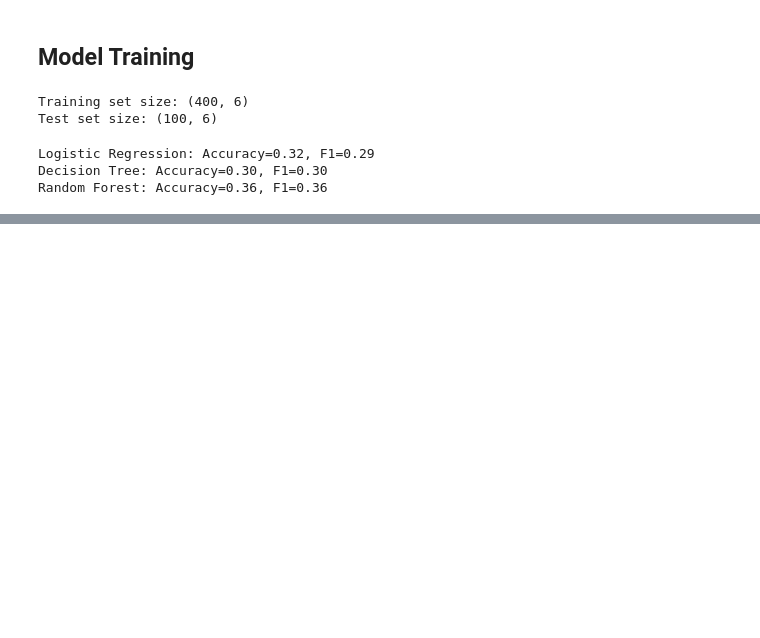
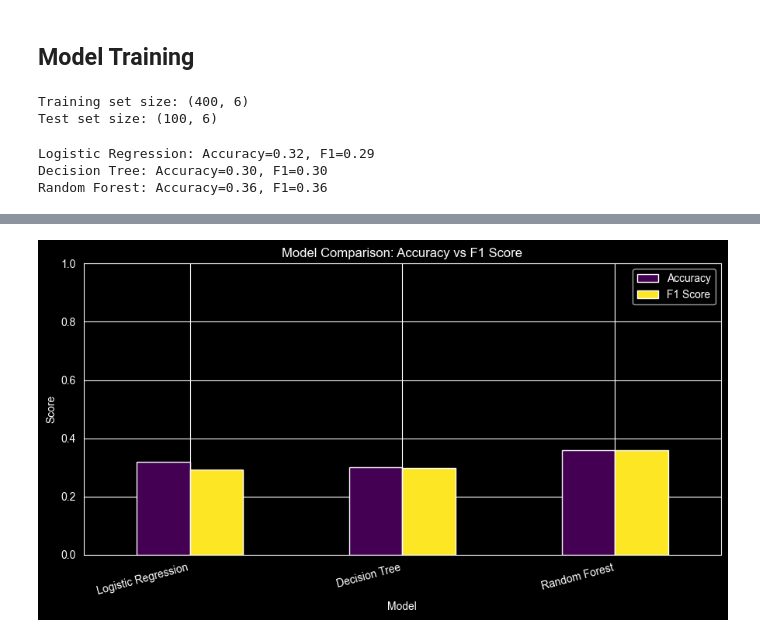
Before and after one commit to adrianofgnwn/AI-Automation-Risk-Predictor, a Jupyter notebook: notebooks/ai_automation_risk.ipynb, the cells around one changed output, grey strips where cells are left out. Cells and saved outputs as stored; diff of their text form; code cells hidden in the pictures; blank space fills up the shorter version.

```diff
--- a/notebooks/ai_automation_risk.ipynb
+++ b/notebooks/ai_automation_risk.ipynb
@@ -246,0 +267,16 @@ Random Forest: Accuracy=0.36, F1=0.36
+# %%
+import pandas as pd
+
+# Model comparison chart
+results_df = pd.DataFrame(results).T
+results_df.plot(kind='bar', figsize=(9, 5), colormap='viridis')
+plt.title('Model Comparison: Accuracy vs F1 Score')
+plt.xlabel('Model')
+plt.ylabel('Score')
+plt.xticks(rotation=15, ha='right')
+plt.ylim(0, 1)
+plt.legend(loc='upper right')
+plt.tight_layout()
+plt.show()
+# %% [output]
+[figure, added]
```
Also changed, not shown: parts of 3 cells of this notebook.
